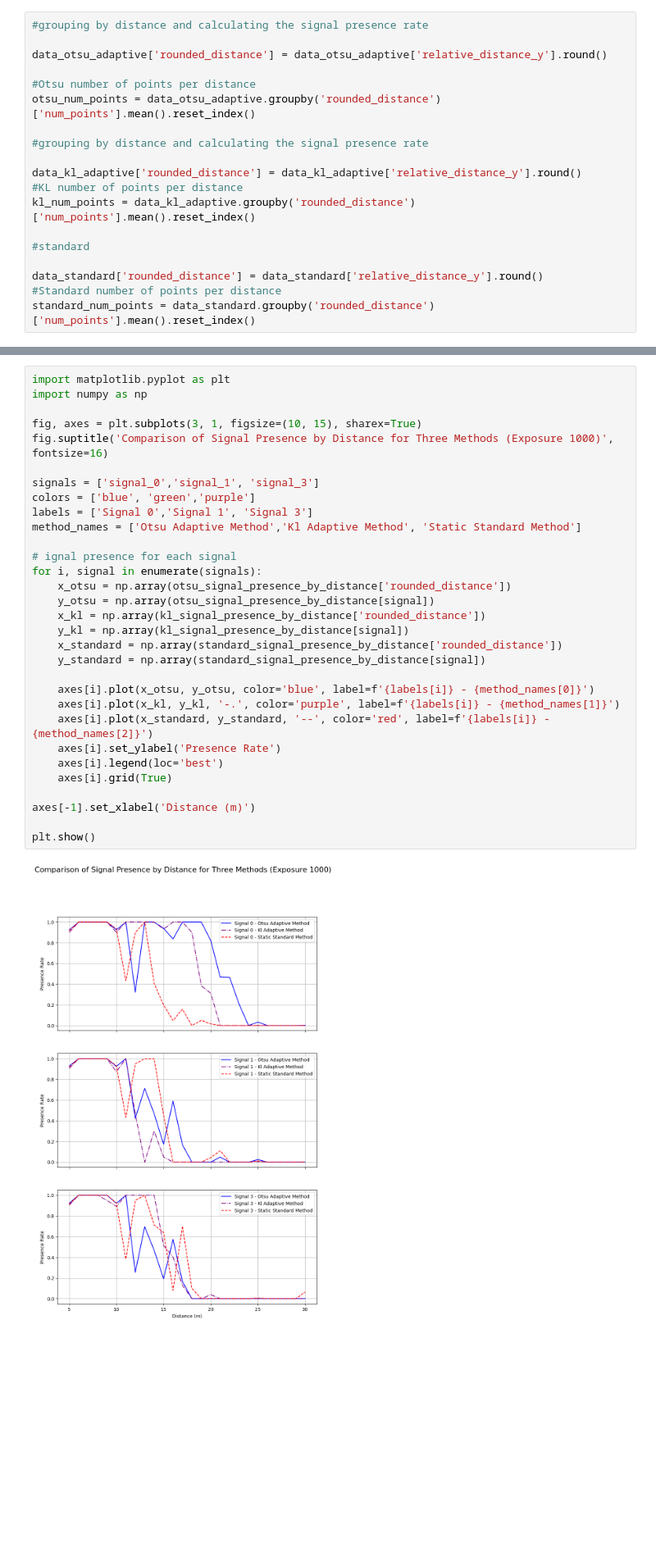
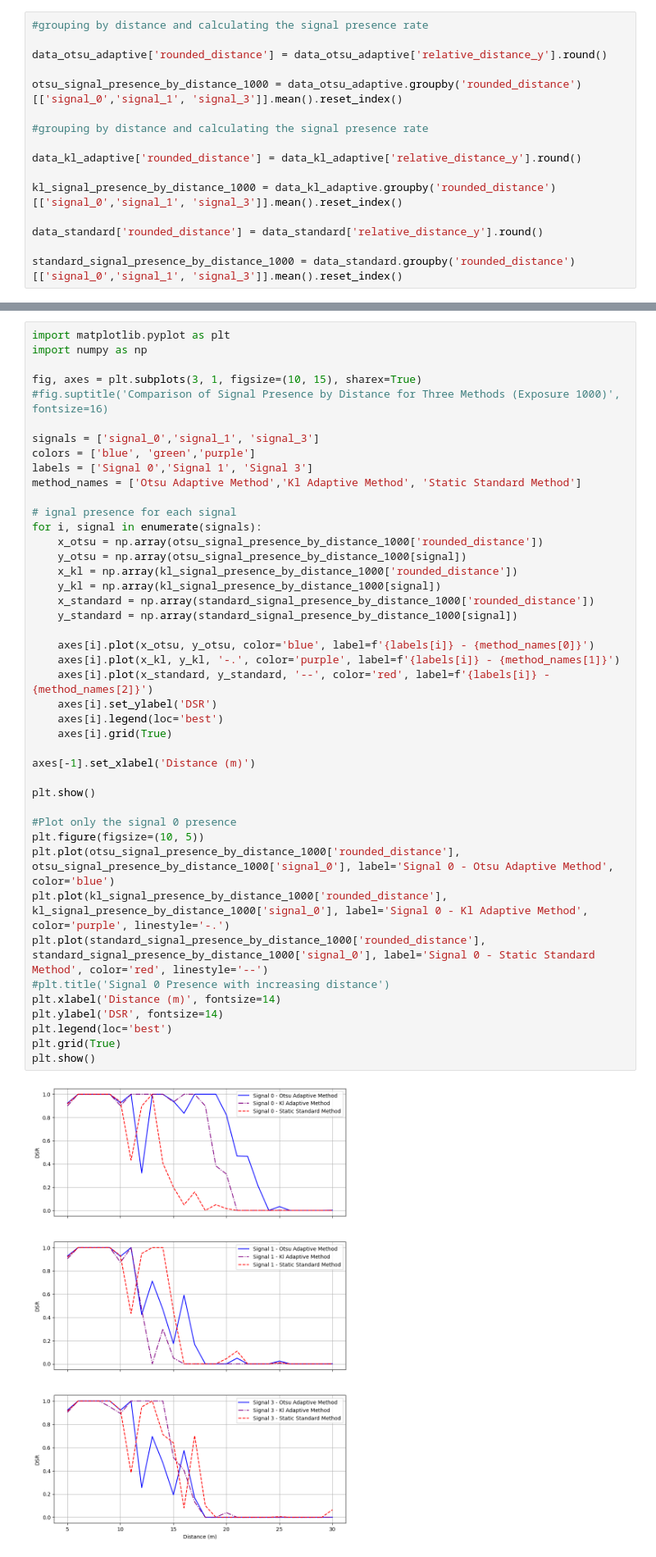
Before and after one commit to MarlonRiv/uvdar_core, a Jupyter notebook: scripts/Processing_evaluation_distance.ipynb, the cells around one changed output, grey strips where cells are left out. Shown at 82% size. Cells and saved outputs as stored; diff of their text form; blank space fills up the shorter version.

```diff
--- a/scripts/Processing_evaluation_distance.ipynb
+++ b/scripts/Processing_evaluation_distance.ipynb
@@ -1929,17 +2012,14 @@ overall_presence_adaptive, overall_presence_standard, average_distance_adaptive,
 
 data_otsu_adaptive['rounded_distance'] = data_otsu_adaptive['relative_distance_y'].round()
 
-#Otsu number of points per distance
-otsu_num_points = data_otsu_adaptive.groupby('rounded_distance')['num_points'].mean().reset_index()
+otsu_signal_presence_by_distance_1000 = data_otsu_adaptive.groupby('rounded_distance')[['signal_0','signal_1', 'signal_3']].mean().reset_index()
 
 #grouping by distance and calculating the signal presence rate
 
 data_kl_adaptive['rounded_distance'] = data_kl_adaptive['relative_distance_y'].round()
-#KL number of points per distance
-kl_num_points = data_kl_adaptive.groupby('rounded_distance')['num_points'].mean().reset_index()
 
-#standard
+kl_signal_presence_by_distance_1000 = data_kl_adaptive.groupby('rounded_distance')[['signal_0','signal_1', 'signal_3']].mean().reset_index()
 
 data_standard['rounded_distance'] = data_standard['relative_distance_y'].round()
-#Standard number of points per distance
-standard_num_points = data_standard.groupby('rounded_distance')['num_points'].mean().reset_index()
+
+standard_signal_presence_by_distance_1000 = data_standard.groupby('rounded_distance')[['signal_0','signal_1', 'signal_3']].mean().reset_index()
@@ -1979,33 +2046,45 @@ standard_signal_presence_by_distance = data_standard.groupby('rounded_distance')
 # %%
 import matplotlib.pyplot as plt
 import numpy as np
 
 fig, axes = plt.subplots(3, 1, figsize=(10, 15), sharex=True)
-fig.suptitle('Comparison of Signal Presence by Distance for Three Methods (Exposure 1000)', fontsize=16)
+#fig.suptitle('Comparison of Signal Presence by Distance for Three Methods (Exposure 1000)', fontsize=16)
 
 signals = ['signal_0','signal_1', 'signal_3']
 colors = ['blue', 'green','purple']
 labels = ['Signal 0','Signal 1', 'Signal 3']
 method_names = ['Otsu Adaptive Method','Kl Adaptive Method', 'Static Standard Method']
 
 # ignal presence for each signal
 for i, signal in enumerate(signals):
-    x_otsu = np.array(otsu_signal_presence_by_distance['rounded_distance'])
-    y_otsu = np.array(otsu_signal_presence_by_distance[signal])
-    x_kl = np.array(kl_signal_presence_by_distance['rounded_distance'])
-    y_kl = np.array(kl_signal_presence_by_distance[signal])
-    x_standard = np.array(standard_signal_presence_by_distance['rounded_distance'])
-    y_standard = np.array(standard_signal_presence_by_distance[signal])
+    x_otsu = np.array(otsu_signal_presence_by_distance_1000['rounded_distance'])
+    y_otsu = np.array(otsu_signal_presence_by_distance_1000[signal])
+    x_kl = np.array(kl_signal_presence_by_distance_1000['rounded_distance'])
+    y_kl = np.array(kl_signal_presence_by_distance_1000[signal])
+    x_standard = np.array(standard_signal_presence_by_distance_1000['rounded_distance'])
+    y_standard = np.array(standard_signal_presence_by_distance_1000[signal])
 
     axes[i].plot(x_otsu, y_otsu, color='blue', label=f'{labels[i]} - {method_names[0]}')
     axes[i].plot(x_kl, y_kl, '-.', color='purple', label=f'{labels[i]} - {method_names[1]}')
     axes[i].plot(x_standard, y_standard, '--', color='red', label=f'{labels[i]} - {method_names[2]}')
-    axes[i].set_ylabel('Presence Rate')
+    axes[i].set_ylabel('DSR')
     axes[i].legend(loc='best')
     axes[i].grid(True)
 
 axes[-1].set_xlabel('Distance (m)')
 
 plt.show()
+
+#Plot only the signal 0 presence
+plt.figure(figsize=(10, 5))
+plt.plot(otsu_signal_presence_by_distance_1000['rounded_distance'], otsu_signal_presence_by_distance_1000['signal_0'], label='Signal 0 - Otsu Adaptive Method', color='blue')
+plt.plot(kl_signal_presence_by_distance_1000['rounded_distance'], kl_signal_presence_by_distance_1000['signal_0'], label='Signal 0 - Kl Adaptive Method', color='purple', linestyle='-.')
+plt.plot(standard_signal_presence_by_distance_1000['rounded_distance'], standard_signal_presence_by_distance_1000['signal_0'], label='Signal 0 - Static Standard Method', color='red', linestyle='--')
+#plt.title('Signal 0 Presence with increasing distance')
+plt.xlabel('Distance (m)', fontsize=14)
+plt.ylabel('DSR', fontsize=14)
+plt.legend(loc='best')
+plt.grid(True)
+plt.show()
 # %% [output]
-[figure, old version]
+[figure, new version]
```
Also changed, not shown: parts of 37 cells of this notebook, 9 other files.
